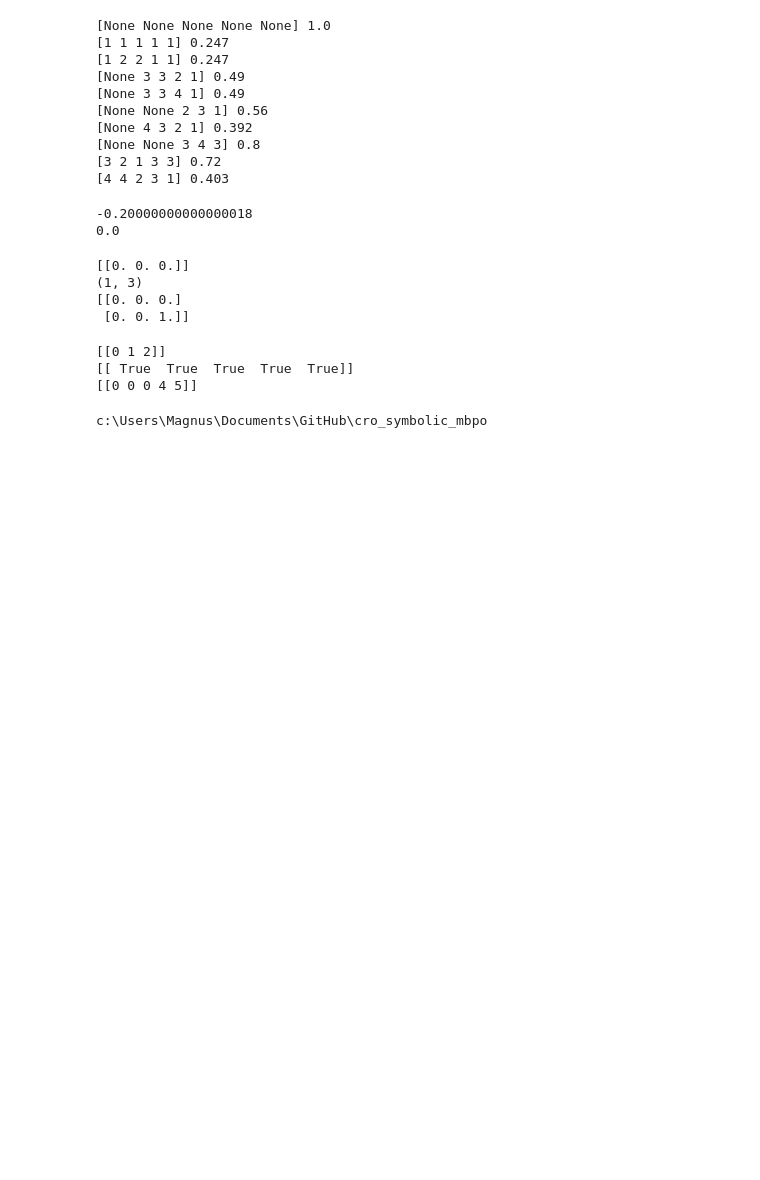
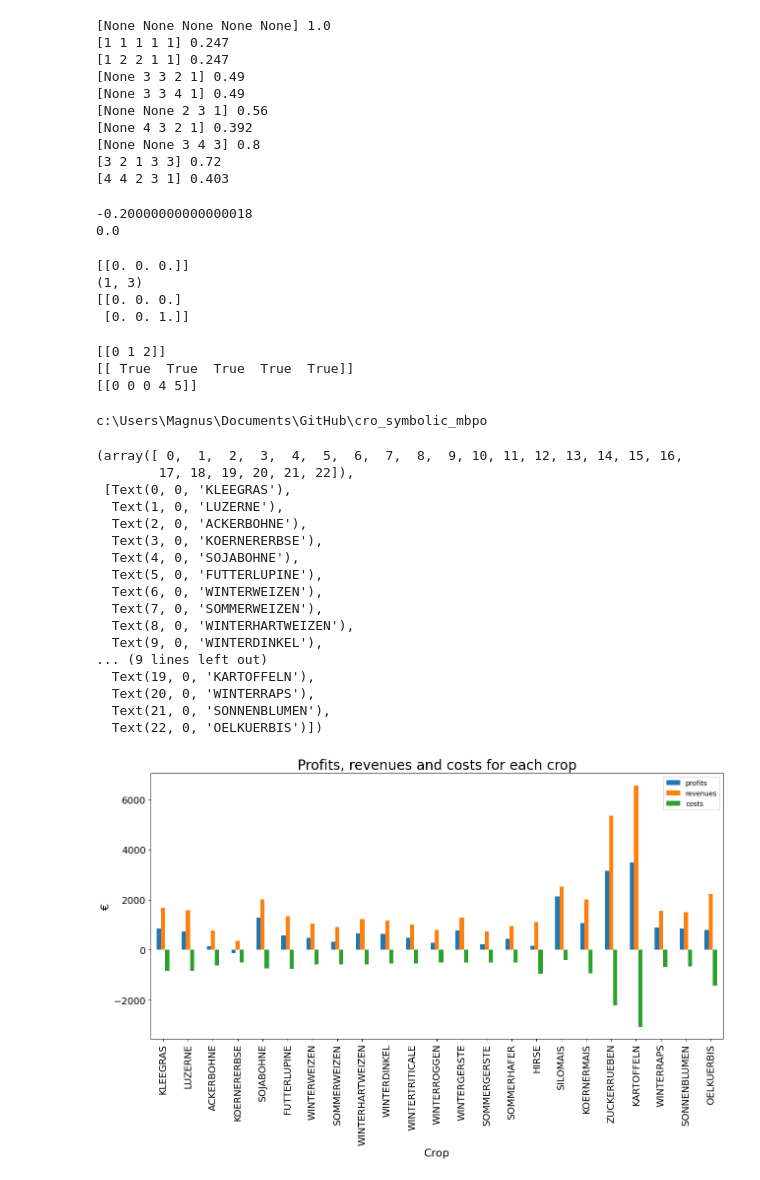
Before and after one commit to MagnusWagner/cro_symbolic_mbpo, a Jupyter notebook: tests.ipynb, the cells around one changed output. Drawn from its saved outputs; the diff is of its cells as text; code cells hidden in the pictures; blank space fills up the shorter version.

```diff
--- a/tests.ipynb
+++ b/tests.ipynb
@@ -298,31 +298,52 @@ other_costs_avg = np.array([crop["Kosten"]["Sonstiges"]["avg"] for crop in mainc
 N_costs_avg = maincrop_yields["WINTERWEIZEN"]["Kosten"]["Duenger N"]["avg"]
 
 P_costs_avg = maincrop_yields["WINTERWEIZEN"]["Kosten"]["Duenger P"]["avg"]
 
 K_costs_avg = maincrop_yields["WINTERWEIZEN"]["Kosten"]["Duenger K"]["avg"]
 
 average_N_fertilization_needs = np.array([max(maincrop_yields[crop_name]["Duengebedarf N"]["Value"] - N,0.0) for crop_name in maincrop_yields.keys()])
 max_N_fertilization_needs = np.ones_like(average_N_fertilization_needs)*170.0
 average_N_fertilization_needs = np.minimum(average_N_fertilization_needs,max_N_fertilization_needs)
 average_P_fertilization_needs = np.array([max(maincrop_yields[crop_name]["Duengebedarf P"]["Value"] - P,0.0) for crop_name in maincrop_yields.keys()])
 average_K_fertilization_needs = np.array([max(maincrop_yields[crop_name]["Duengebedarf K"]["Value"] - K,0.0) for crop_name in maincrop_yields.keys()])
 
 
 average_N_fertilization_costs = N_costs_avg * average_N_fertilization_needs
 average_P_fertilization_costs = P_costs_avg * average_P_fertilization_needs
 average_K_fertilization_costs = K_costs_avg * average_K_fertilization_needs
 
 # Calculate profits
 average_revenues = yields * prices_avg
 average_profits = yields * prices_avg - sowing_costs_avg - other_costs_avg - average_N_fertilization_costs - average_P_fertilization_costs - average_K_fertilization_costs
-average_costs = sowing_costs_avg + other_costs_avg + average_N_fertilization_costs + average_P_fertilization_costs + average_K_fertilization_costs
+average_costs = -(sowing_costs_avg + other_costs_avg + average_N_fertilization_costs + average_P_fertilization_costs + average_K_fertilization_costs)
 
 # Create a dataframe with the profits, revenues and costs for each crop
 df = pd.DataFrame({"crop": list(maincrop_yields.keys()), "revenues": average_revenues, "costs": average_costs, "profits": average_profits})
 
 # Plot profits next to revenues and costs for each crop in a barchart from the dataframe
 df.plot.bar(x="crop", y=["profits", "revenues", "costs"], figsize=(15, 7), fontsize=14, rot=0)
 plt.title("Profits, revenues and costs for each crop", fontsize=20)
 plt.xlabel("Crop", fontsize=16)
+plt.ylabel("€", fontsize=16)
+# Make the x-labels more readable by making them vertical
+plt.xticks(rotation=90)
 # %% [output]
 c:\Users\Magnus\Documents\GitHub\cro_symbolic_mbpo
+(array([ 0,  1,  2,  3,  4,  5,  6,  7,  8,  9, 10, 11, 12, 13, 14, 15, 16,
+        17, 18, 19, 20, 21, 22]),
+ [Text(0, 0, 'KLEEGRAS'),
+  Text(1, 0, 'LUZERNE'),
+  Text(2, 0, 'ACKERBOHNE'),
+  Text(3, 0, 'KOERNERERBSE'),
+  Text(4, 0, 'SOJABOHNE'),
+  Text(5, 0, 'FUTTERLUPINE'),
+  Text(6, 0, 'WINTERWEIZEN'),
+  Text(7, 0, 'SOMMERWEIZEN'),
+  Text(8, 0, 'WINTERHARTWEIZEN'),
+  Text(9, 0, 'WINTERDINKEL'),
+... (9 lines left out)
+  Text(19, 0, 'KARTOFFELN'),
+  Text(20, 0, 'WINTERRAPS'),
+  Text(21, 0, 'SONNENBLUMEN'),
+  Text(22, 0, 'OELKUERBIS')])
+[figure, added]
```
Also changed, not shown: 3 other files.
